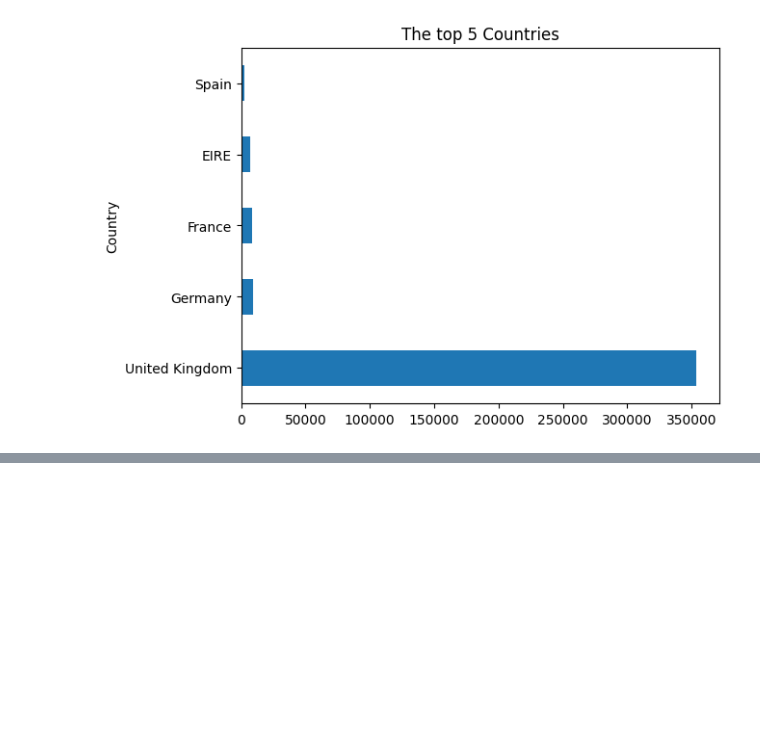
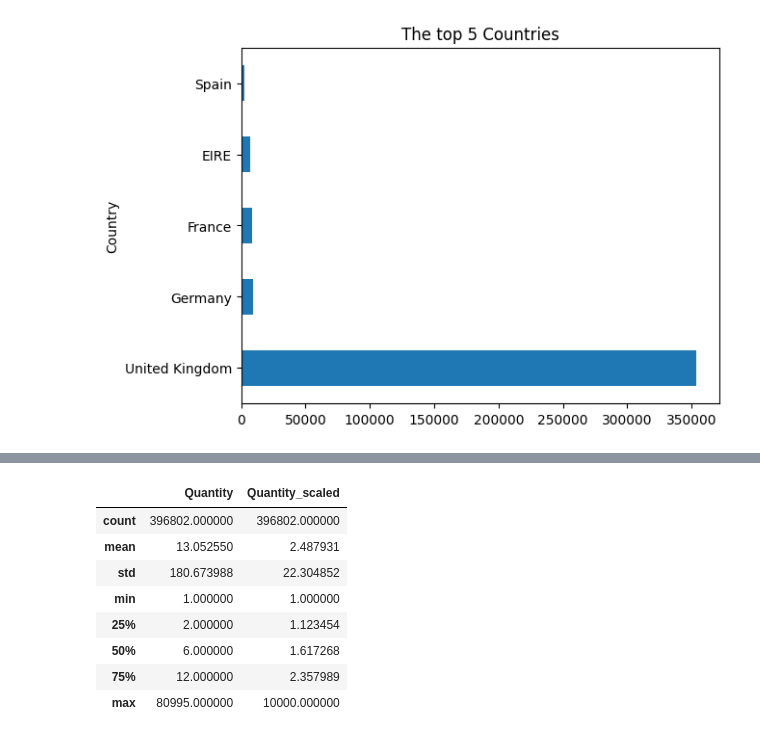
Before and after one commit to shaq31415926/Sep-Bootcamp, a Jupyter notebook: week2/day3/notebooks/01-intro-to-maths-stats-live-coding.ipynb, the cells around one changed output, grey strips where cells are left out. Drawn from its saved outputs; the diff is of its cells as text; code cells hidden in the pictures; blank space fills up the shorter version.

```diff
--- a/week2/day2/notebooks/01-intro-to-maths-stats-live-coding.ipynb
+++ b/week2/day3/notebooks/01-intro-to-maths-stats-live-coding.ipynb
@@ -316,0 +353,19 @@ plt.title("The top 5 Countries");
+# %%
+new_max = 10000
+new_min = 1
+old_max = online_retail_history.Quantity.max()
+old_min = online_retail_history.Quantity.min()
+
+online_retail_history["Quantity_scaled"] = online_retail_history.Quantity.apply(lambda x: new_min + (x - old_min) * ((new_max - new_min) / (old_max - new_min)))
+# %%
+online_retail_history[["Invoice", "Quantity", "Quantity_scaled"]].describe()
+# %% [output]
+|  | Quantity | Quantity_scaled |
+| count | 396802.000000 | 396802.000000 |
+| mean | 13.052550 | 2.487931 |
+| std | 180.673988 | 22.304852 |
+| min | 1.000000 | 1.000000 |
+| 25% | 2.000000 | 1.123454 |
+| 50% | 6.000000 | 1.617268 |
+| 75% | 12.000000 | 2.357989 |
+| max | 80995.000000 | 10000.000000 |
```
Also changed, not shown: parts of 4 cells of this notebook, 3 other files.
